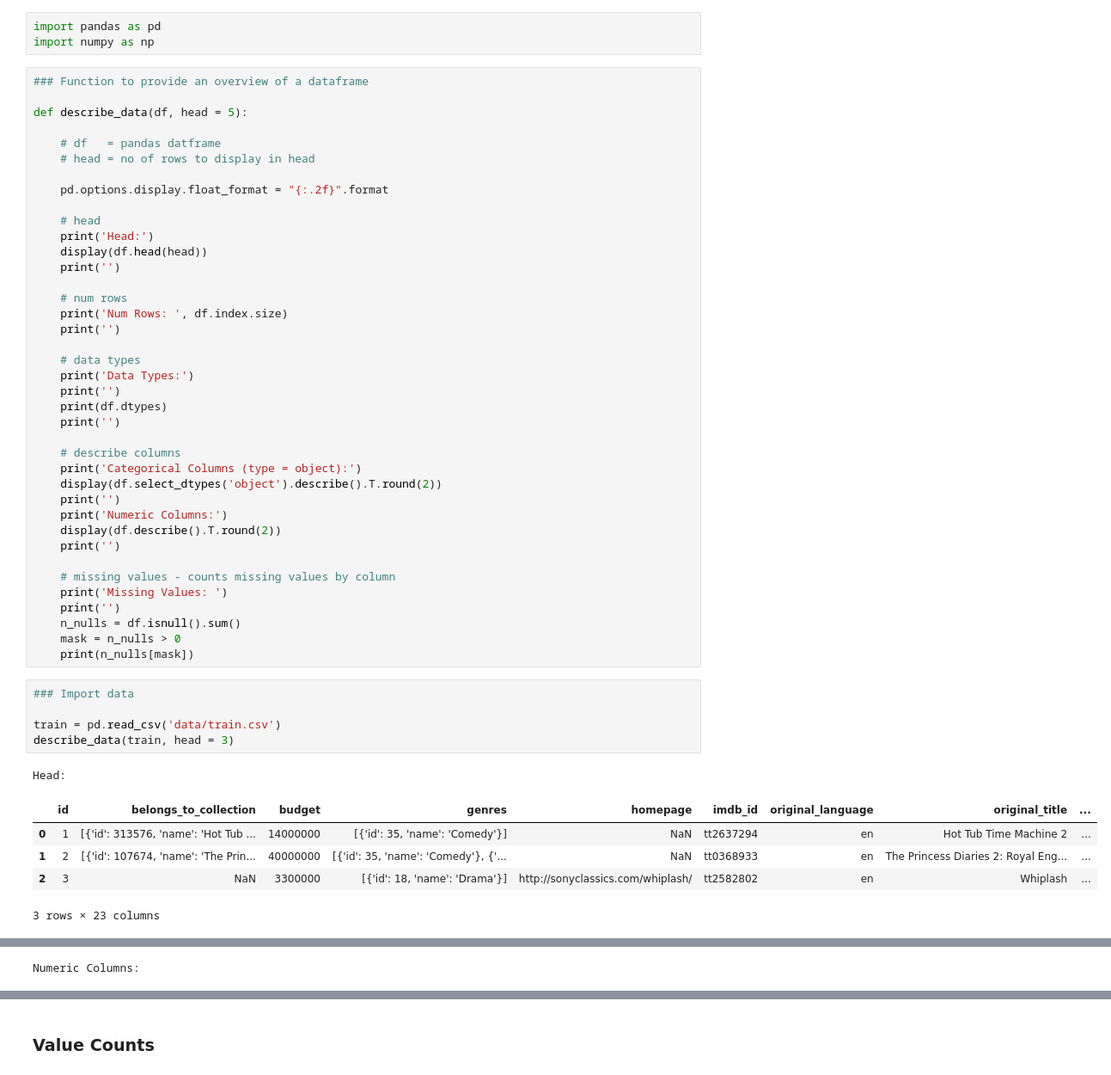
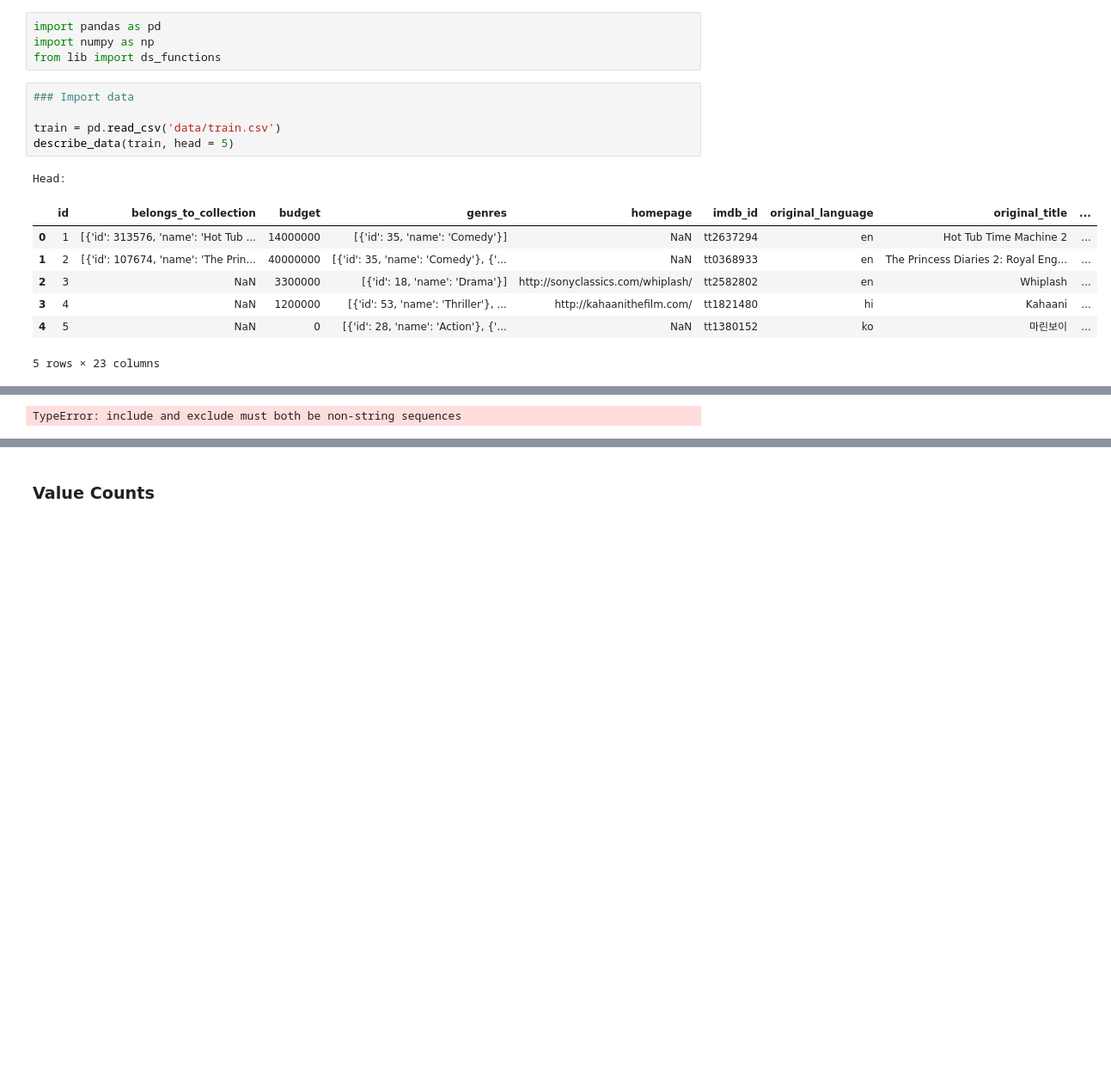
Before and after one commit to b-mv/rentalcats_boxoffice, a Jupyter notebook: boxoffice.ipynb, the cells around one changed output, grey strips where cells are left out. Shown: that part at 86% size. Saved outputs shown, nothing was run; the diff lists cells and outputs as text; blank space fills up the shorter version.

Commit message:
functions folder

```diff
--- a/boxoffice.ipynb
+++ b/boxoffice.ipynb
@@ -1,54 +1,18 @@
 # %%
 import pandas as pd
 import numpy as np
+from lib import ds_functions
-# %%
-### Function to provide an overview of a dataframe
-
-def describe_data(df, head = 5):
-
-    # df   = pandas datframe
-    # head = no of rows to display in head
-
-    pd.options.display.float_format = "{:.2f}".format
-
-    # head
-    print('Head:')
-    display(df.head(head))
-    print('')
-
-    # num rows
-    print('Num Rows: ', df.index.size)
-    print('')
-
-    # data types
-    print('Data Types:')
-    print('')
-    print(df.dtypes)
-    print('')
-
-    # describe columns
-    print('Categorical Columns (type = object):')
-    display(df.select_dtypes('object').describe().T.round(2))
-    print('')
-    print('Numeric Columns:')
-    display(df.describe().T.round(2))
-    print('')
-
-    # missing values - counts missing values by column
-    print('Missing Values: ')
-    print('')
-    n_nulls = df.isnull().sum()
-    mask = n_nulls > 0
-    print(n_nulls[mask])
 # %%
 ### Import data
 
 train = pd.read_csv('data/train.csv')
-describe_data(train, head = 3)
+describe_data(train, head = 5)
 # %% [output]
 Head:
 |  | id | belongs_to_collection | budget | genres | homepage | imdb_id | original_language | original_title | ... |
 | 0 | 1 | [{'id': 313576, 'name': 'Hot Tub ... | 14000000 | [{'id': 35, 'name': 'Comedy'}] | NaN | tt2637294 | en | Hot Tub Time Machine 2 | ... |
 | 1 | 2 | [{'id': 107674, 'name': 'The Prin... | 40000000 | [{'id': 35, 'name': 'Comedy'}, {'... | NaN | tt0368933 | en | The Princess Diaries 2: Royal Eng... | ... |
 | 2 | 3 | NaN | 3300000 | [{'id': 18, 'name': 'Drama'}] | http://sonyclassics.com/whiplash/ | tt2582802 | en | Whiplash | ... |
+| 3 | 4 | NaN | 1200000 | [{'id': 53, 'name': 'Thriller'}, ... | http://kahaanithefilm.com/ | tt1821480 | hi | Kahaani | ... |
+| 4 | 5 | NaN | 0 | [{'id': 28, 'name': 'Action'}, {'... | NaN | tt1380152 | ko | 마린보이 | ... |
-3 rows × 23 columns
+5 rows × 23 columns
@@ -89 +36 @@ Categorical Columns (type = object):
-Numeric Columns:
+TypeError: include and exclude must both be non-string sequences
```
Also changed, not shown: parts of 1 cell of this notebook, 2 other files.
